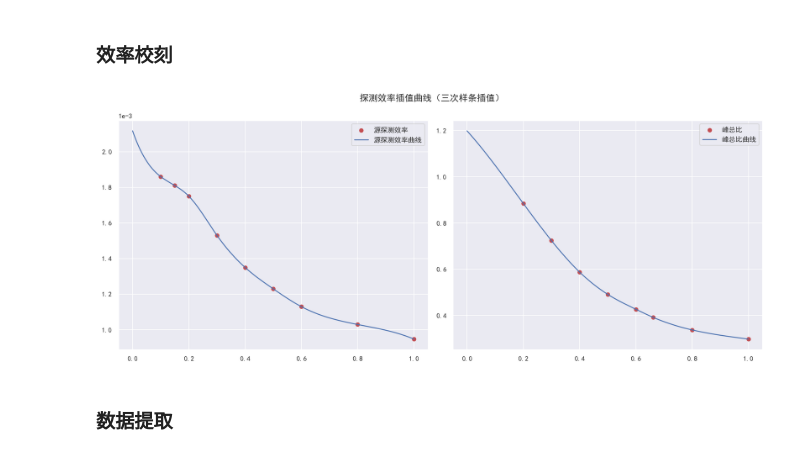
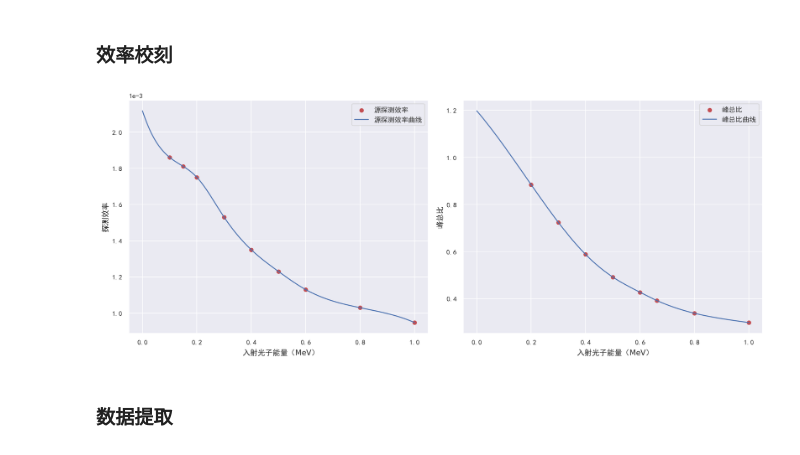
Before and after one commit to Xuanyiyiren/Fundamental-Laboratory-Experiment-in-Nuclear-Electronics-II, a Jupyter notebook: Experiment-3/data_ana.ipynb, the cells around one changed output. Drawn from its saved outputs; the diff is of its cells as text; code cells hidden in the pictures.

```diff
--- a/Experiment-3/data_ana.ipynb
+++ b/Experiment-3/data_ana.ipynb
@@ -49,30 +48,34 @@ Cs137_Energy = 0.662*u.MeV
 # %%
 eta_data = pd.read_excel('detector efficience.xlsx',sheet_name='eta')
 R_data = pd.read_excel('detector efficience.xlsx',sheet_name='R')
 
 ene_to_eta = CubicSpline(eta_data['E(MeV)'],eta_data['eta(*1e4)'].apply(lambda x:x*1e-4))
 ene_to_R = CubicSpline(R_data['E(MeV)'],R_data['R'])
 # ene_to_eta = lagrange(eta_data['E(MeV)'],eta_data['eta(*1e4)'].apply(lambda x:x*1e-4))
 # ene_to_R = lagrange(R_data['E(MeV)'],R_data['R'])
 
 ene_plot = np.linspace(0,1,1001)
 fig,ax=plt.subplots(1,2,figsize = (12,5))
 ax[0].scatter(eta_data['E(MeV)'],eta_data['eta(*1e4)'].apply(lambda x:x*1e-4),
               c='r',label = '源探测效率')
 ax[0].plot(ene_plot,ene_to_eta(ene_plot),
            c = 'b',label = '源探测效率曲线')
 ax[0].ticklabel_format(style='sci', axis='y', scilimits=(0,0))
+ax[0].set_xlabel(r'入射光子能量（$\mathrm{MeV}$）')
+ax[0].set_ylabel(r'探测效率')
 ax[0].legend()
 ax[1].scatter(R_data['E(MeV)'],R_data['R'],
               c='r',label = '峰总比')
 ax[1].plot(ene_plot,ene_to_R(ene_plot),
            c='b',label = '峰总比曲线')
+ax[1].set_xlabel(r'入射光子能量（$\mathrm{MeV}$）')
+ax[1].set_ylabel(r'峰总比')
 ax[1].legend()
-fig.suptitle('探测效率插值曲线（三次样条插值）')
+# fig.suptitle('探测效率插值曲线（三次样条插值）')
 fig.tight_layout()
 fig.savefig(path+'efficience_interplo.pdf')
 # %% [output]
-[figure, old version]
+[figure, new version]
 # %% [markdown]
 ### 数据提取
 # %%
```
Also changed, not shown: parts of 27 cells of this notebook, 11 other files.
